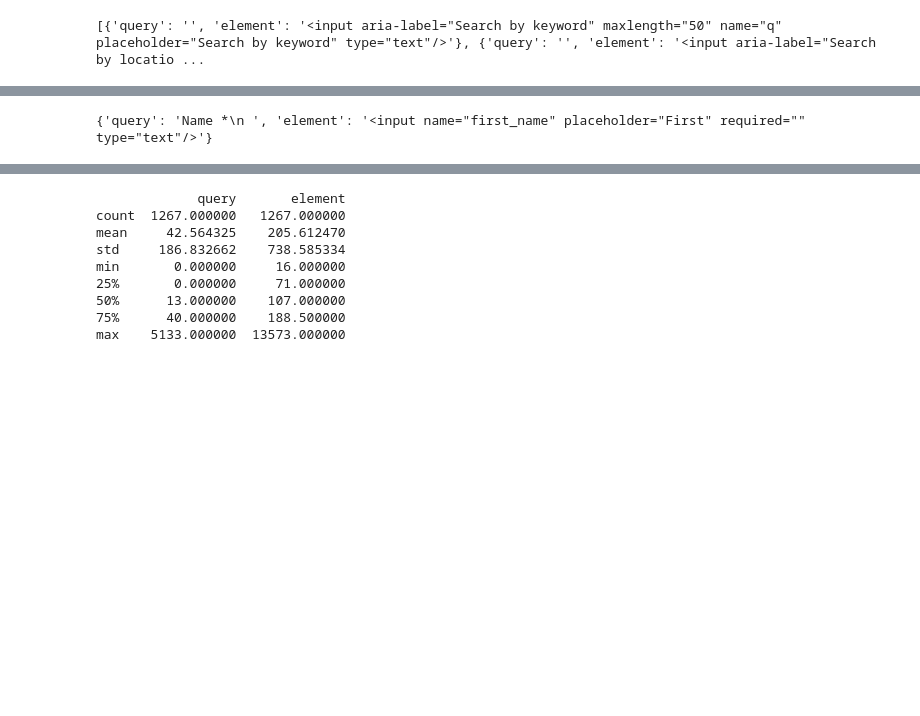
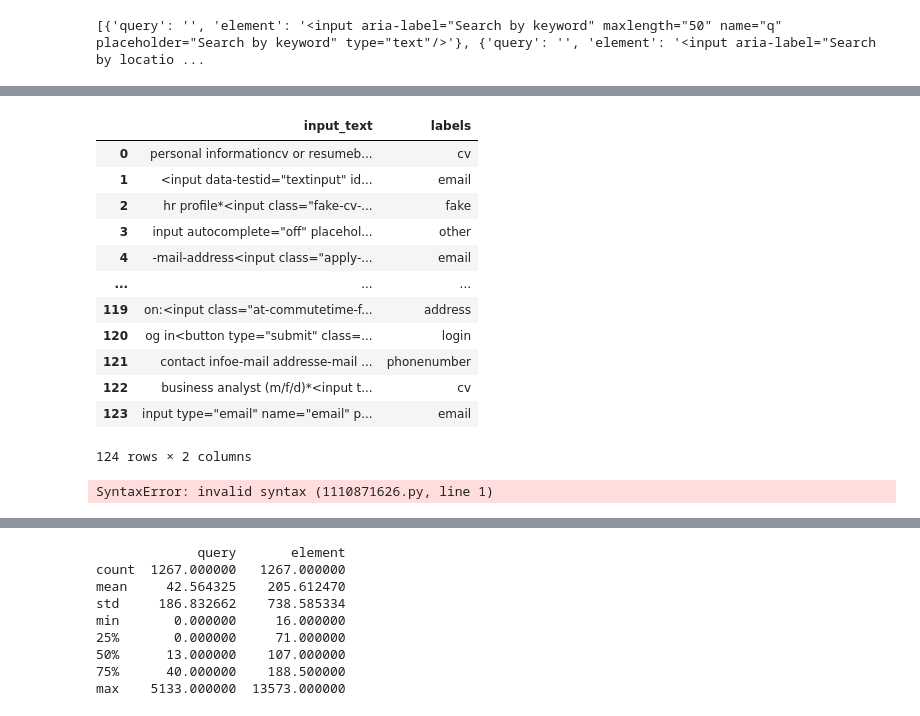
Before and after one commit to majidsh97/LLM, a Jupyter notebook: web_semantic.ipynb, the cells around one changed output, grey strips where cells are left out. Drawn from its saved outputs; the diff is of its cells as text; code cells hidden in the pictures; blank space fills up the shorter version.

```diff
--- a/web_semantic.ipynb
+++ b/web_semantic.ipynb
@@ -123,10 +126,10 @@ print(d)
 [{'query': '', 'element': '<input aria-label="Search by keyword" maxlength="50" name="q" placeholder="Search by keyword" type="text"/>'}, {'query': '', 'element': '<input aria-label="Search by locatio ...
 # %%
 dd = pd.read_pickle('input_text.pkl')
-dd_forms = dd.drop_duplicates(['text']).reset_index(drop=True)['text']
+dd_forms = dd.drop_duplicates(['text']).reset_index(drop=True)#['text']
 
 
-x = preprocess_form(dd_forms[67])
+x = preprocess_form(dd_forms.loc[67,'text'])
 get_query_element(x)
 # %% [output]
 [{'query': 'cv or resume*upload your cv or resume file\n ',
@@ -147,13 +150,35 @@ get_query_element(x)
  {'query': '*send\n ',
   'element': '<button aria-busy="false" aria-live="polite" type="submit">send</button>'}]
 # %%
-df_list = []
-for i in range(len(data)):
-    f = data.loc[i,'form']
-    f = preprocess_form(f)
-    df_list.extend(get_query_element(f))
-    #break
+def get_df_list(data):
+    df_list = []
+    for i in range(len(data)):
+        f = data[i]#,'form']
+        f = preprocess_form(f)
+        df_list.extend(get_query_element(f))
+        #break
+    return pd.DataFrame(df_list)
 
-print(df_list[1])
+
+df_forms_1 = get_df_list(data['form'])
+#dd_forms_2 = get_df_list(dd_forms['text'])
-# %% [output]
-{'query': 'Name *\n ', 'element': '<input name="first_name" placeholder="First" required="" type="text"/>'}
+# %%
+dd_forms[['input_text','labels']]
+# %% [output]
+|  | input_text | labels |
+| 0 | personal informationcv or resumeb... | cv |
+| 1 | <input data-testid="textinput" id... | email |
+| 2 | hr profile*<input class="fake-cv-... | fake |
+| 3 | input autocomplete="off" placehol... | other |
+| 4 | -mail-address<input class="apply-... | email |
+| ... | ... | ... |
+| 119 | on:<input class="at-commutetime-f... | address |
+| 120 | og in<button type="submit" class=... | login |
+| 121 | contact infoe-mail addresse-mail ... | phonenumber |
+| 122 | business analyst (m/f/d)*<input t... | cv |
+| 123 | input type="email" name="email" p... | email |
+124 rows × 2 columns
+# %%
+embeding_model =
+# %% [output]
+SyntaxError: invalid syntax (1110871626.py, line 1)
```
Also changed, not shown: parts of 9 cells of this notebook, 1 other file.
